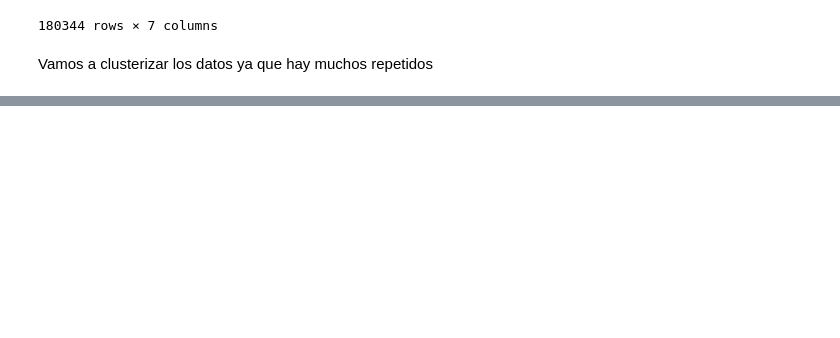
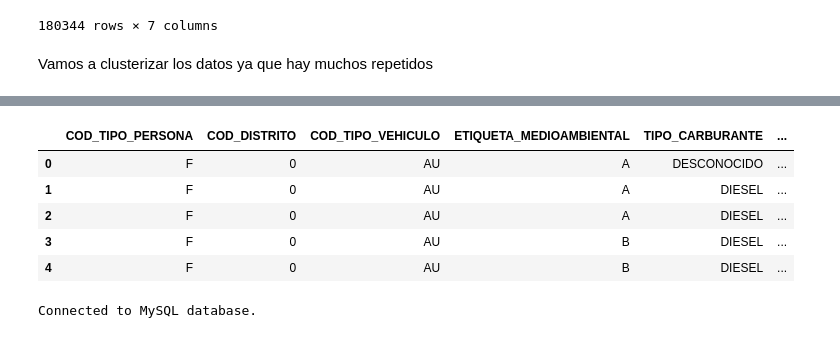
Before and after one commit to lucaramirezo/Traffic-Network-Transparency2.0, a Jupyter notebook: D_BBDD_padron.ipynb, the cells around one changed output, grey strips where cells are left out. Saved outputs shown, nothing was run; the diff lists cells and outputs as text; code cells hidden in the pictures; blank space fills up the shorter version.

```diff
--- a/D_BBDD_padron.ipynb
+++ b/D_BBDD_padron.ipynb
@@ -186,2 +189,6 @@ Vamos a clusterizar los datos ya que hay muchos repetidos
+# %%
+df['OCURRENCIAS'] = 0
 # %%
-df.groupby(['COD_DISTRITO']).count()
+vehicles = df.groupby(
+    ['COD_TIPO_PERSONA', 'COD_DISTRITO', 'COD_TIPO_VEHICULO', 'ETIQUETA_MEDIOAMBIENTAL', 'TIPO_CARBURANTE',
+     'Y_MATRICULACION']).count()
@@ -206,0 +195,18 @@ df.groupby(['COD_DISTRITO']).count()
+# %%
+vehicles.reset_index(inplace=True)
+# %%
+vehicles['Y_MATRICULACION'] = vehicles['Y_MATRICULACION'].replace({'Desconocido':-1})
+# %%
+vehicles.head()
+# %% [output]
+|  | COD_TIPO_PERSONA | COD_DISTRITO | COD_TIPO_VEHICULO | ETIQUETA_MEDIOAMBIENTAL | TIPO_CARBURANTE | ... |
+| 0 | F | 0 | AU | A | DESCONOCIDO | ... |
+| 1 | F | 0 | AU | A | DIESEL | ... |
+| 2 | F | 0 | AU | A | DIESEL | ... |
+| 3 | F | 0 | AU | B | DIESEL | ... |
+| 4 | F | 0 | AU | B | DIESEL | ... |
+# %%
+connector = MySQLConnector('localhost', 'root', 'root', 'TNT')
+connector.connect()
+# %% [output]
+Connected to MySQL database.
```
Also changed, not shown: parts of 12 cells of this notebook, 1 other file.
